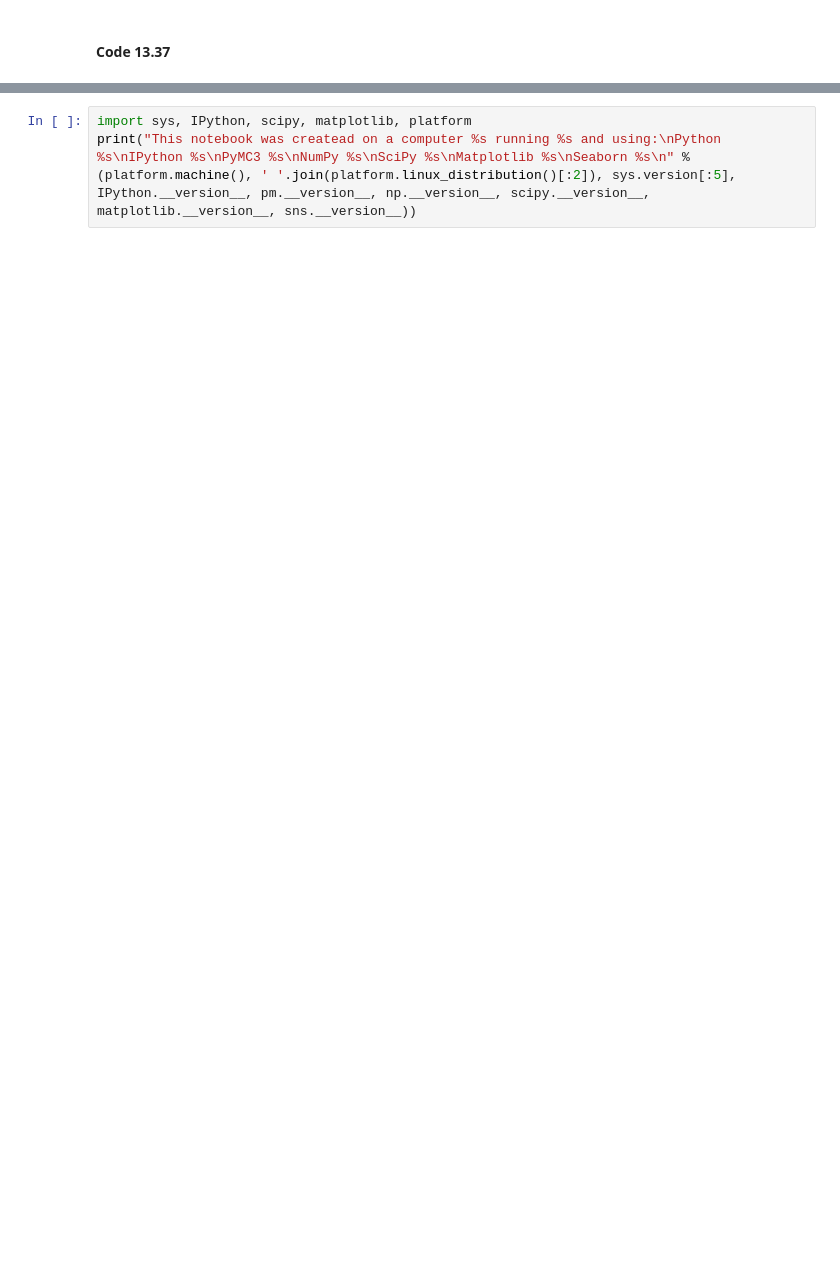
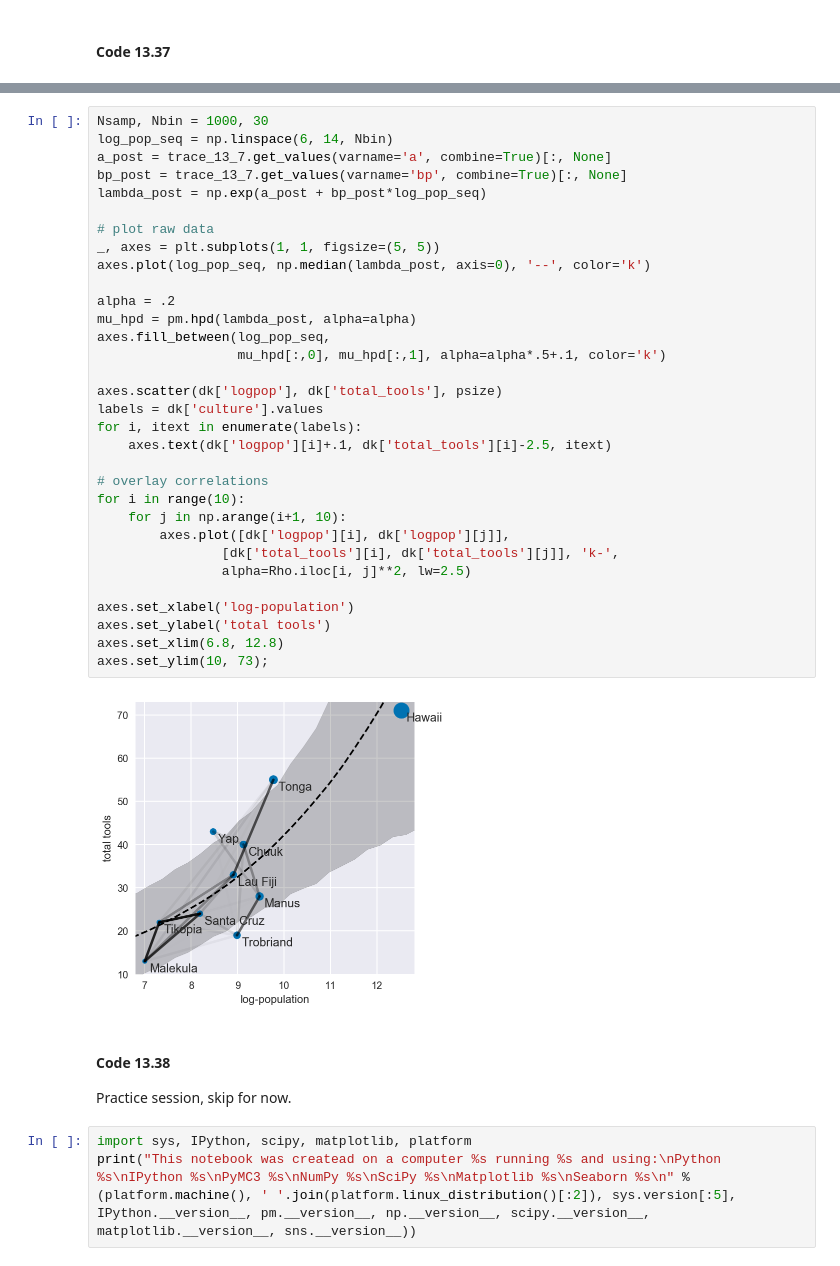
Before and after one commit to aloctavodia/Statistical-Rethinking-with-Python-and-PyMC3, a Jupyter notebook: Chp_13.ipynb, the cells around one changed output, grey strips where cells are left out. Drawn from its saved outputs; the diff is of its cells as text; blank space fills up the shorter version.

```diff
--- a/Chp_13.ipynb
+++ b/Chp_13.ipynb
@@ -678,3 +671,40 @@ ax.text?
+# %%
+Nsamp, Nbin = 1000, 30
+log_pop_seq = np.linspace(6, 14, Nbin)
+a_post = trace_13_7.get_values(varname='a', combine=True)[:, None]
+bp_post = trace_13_7.get_values(varname='bp', combine=True)[:, None]
+lambda_post = np.exp(a_post + bp_post*log_pop_seq)
+
+# plot raw data
+_, axes = plt.subplots(1, 1, figsize=(5, 5))
+axes.plot(log_pop_seq, np.median(lambda_post, axis=0), '--', color='k')
+
+alpha = .2
+mu_hpd = pm.hpd(lambda_post, alpha=alpha)
+axes.fill_between(log_pop_seq,
+                  mu_hpd[:,0], mu_hpd[:,1], alpha=alpha*.5+.1, color='k')
+
+axes.scatter(dk['logpop'], dk['total_tools'], psize)
+labels = dk['culture'].values
+for i, itext in enumerate(labels):
+    axes.text(dk['logpop'][i]+.1, dk['total_tools'][i]-2.5, itext)
+
+# overlay correlations
+for i in range(10):
+    for j in np.arange(i+1, 10):
+        axes.plot([dk['logpop'][i], dk['logpop'][j]],
+                [dk['total_tools'][i], dk['total_tools'][j]], 'k-',
+                alpha=Rho.iloc[i, j]**2, lw=2.5)
+
+axes.set_xlabel('log-population')
+axes.set_ylabel('total tools')
+axes.set_xlim(6.8, 12.8)
+axes.set_ylim(10, 73);
+# %% [output]
+[figure, added]
+# %% [markdown]
+#### Code 13.38
+Practice session, skip for now.
 # %%
 import sys, IPython, scipy, matplotlib, platform
 print("This notebook was createad on a computer %s running %s and using:\nPython %s\nIPython %s\nPyMC3 %s\nNumPy %s\nSciPy %s\nMatplotlib %s\nSeaborn %s\n" % (platform.machine(), ' '.join(platform.linux_distribution()[:2]), sys.version[:5], IPython.__version__, pm.__version__, np.__version__, scipy.__version__, matplotlib.__version__, sns.__version__))
```
Also changed, not shown: parts of 8 cells of this notebook.
